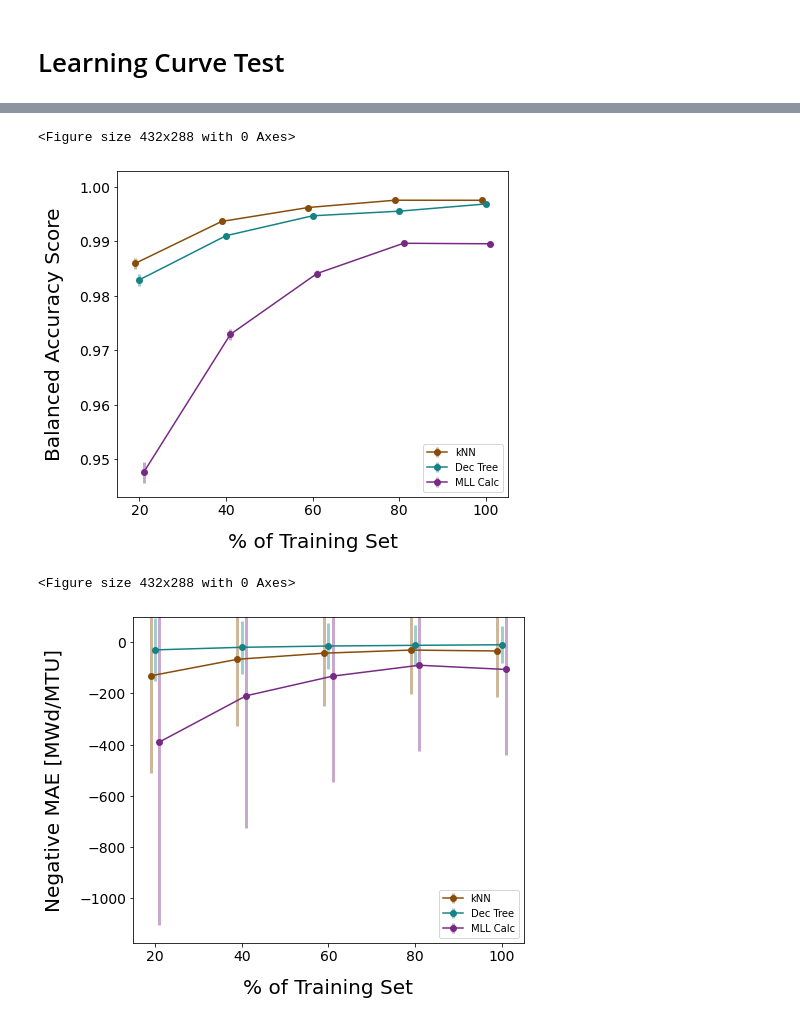
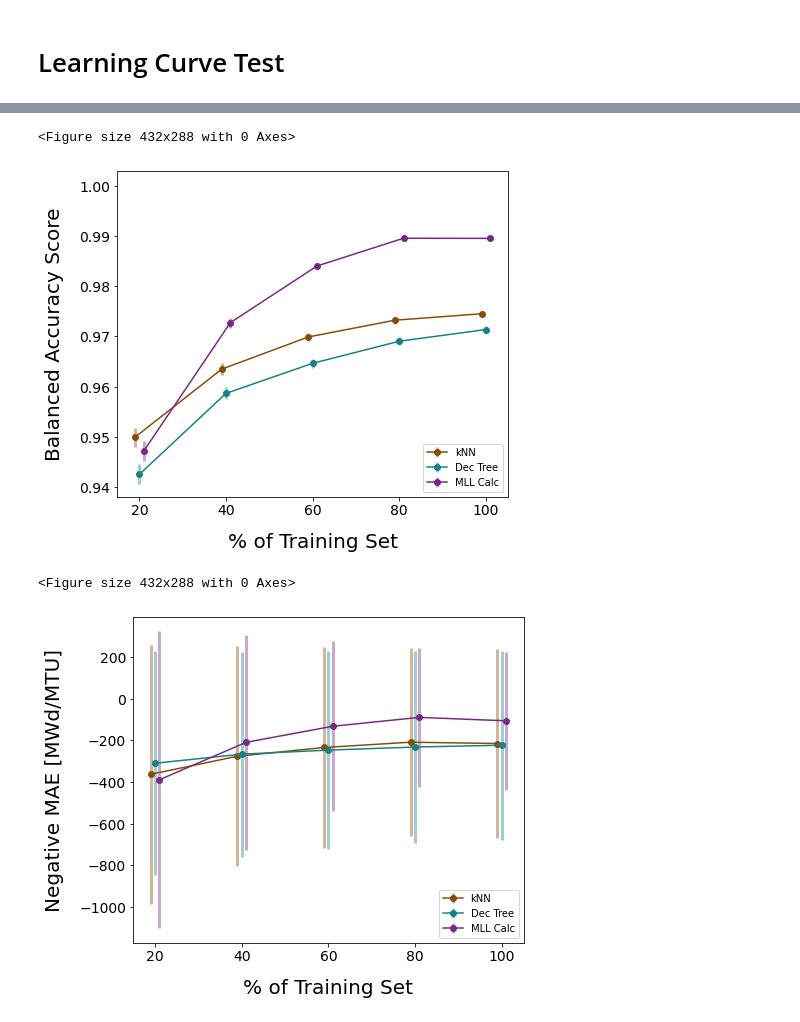
Before and after one commit to opotowsky/process_results, a Jupyter notebook: nuc_rand-err_mll_scikit_compare.ipynb, the cells around one changed output, grey strips where cells are left out. Cells and saved outputs as stored; diff of their text form; code cells hidden in the pictures.

```diff
--- a/nuc_rand-err_mll_scikit_compare.ipynb
+++ b/nuc_rand-err_mll_scikit_compare.ipynb
@@ -62,7 +63,7 @@ def plot_curves(title, pred, metric):
     dark = ['DBrwn', 'DTeal', 'DPurp']
     d_x = [-0.17, 0, 0.17]
     mll_errs = [1, 5, 10, 15, 20]
-    sk_errs = [0, 0.3, 0.7, 1, 2, 4, 6, 8, 10, 13, 17, 20]
+    sk_errs = [0, 1, 2, 5, 8, 10, 12, 15, 18, 20]
     for i, alg in enumerate(['knn', 'dtree', 'mll']):
         if alg == 'mll':
             err = mll_errs
@@ -78,6 +79,7 @@ def plot_curves(title, pred, metric):
         [bar.set_alpha(0.4) for bar in bars]
 
     ax.tick_params(labelsize=14)
+    #AxesDecorator(ax, ticks=mll_errs)
     ax.legend(loc='lower left')
 
-    return fig, ax, sv_fig
+    return fig, ax, sv_fig, df
@@ -181,4 +255,4 @@ fig.savefig(sv_fig, bbox_inches='tight', transparent=True)
 # %% [markdown]
 # Learning Curve Test
 # %%
-df = pd.read_pickle(path + 'learncurve_mll_scikit_compare.pkl')
+df = pd.read_pickle(path + 'learncurve_err05_mll_scikit_compare.pkl')
@@ -203,7 +306,8 @@ def plot_learncurves(title, pred, metric):
           'MAPE' : 'MAPE Std',
           'Acc' : 'Acc CI',
           'BalAcc' : 'BalAcc CI'}
-    sv_base = 'plots/learncurve_nuc29_'
+    #sv_base = 'plots/learncurve_nuc29_err01_'
+    sv_base = 'plots/learncurve_nuc29_err05_'
     if 'Burnup' in title:
         axlbl = axlbls[metric] + ' [MWd/MTU]'
         sv_fig = sv_base + metric + '_burn.png'
@@ -256,15 +360,15 @@ plt.show()
 fig.savefig(sv_fig, bbox_inches='tight', transparent=True)
 # %% [output]
 <Figure size 432x288 with 0 Axes>
-[figure, old version]
+[figure, new version]
 # %%
 fig, ax, sv_fig = plot_learncurves('Learning Curve: Burnup Prediction', 'burnup', 'MAE')
-ax.set_ylim(None, 100)
+#ax.set_ylim(None, 100)
 plt.show()
-fig.savefig(sv_fig, bbox_inches='tight', transparent=True)
+#fig.savefig(sv_fig, bbox_inches='tight', transparent=True)
 # %% [output]
 <Figure size 432x288 with 0 Axes>
-[figure, old version]
+[figure, new version]
 # %%
 fig, ax, sv_fig = plot_learncurves('Learning Curve: Burnup Prediction', 'burnup', 'MedAE')
 #ax.set_ylim(-560, 39)
```
Also changed, not shown: parts of 24 cells of this notebook.
